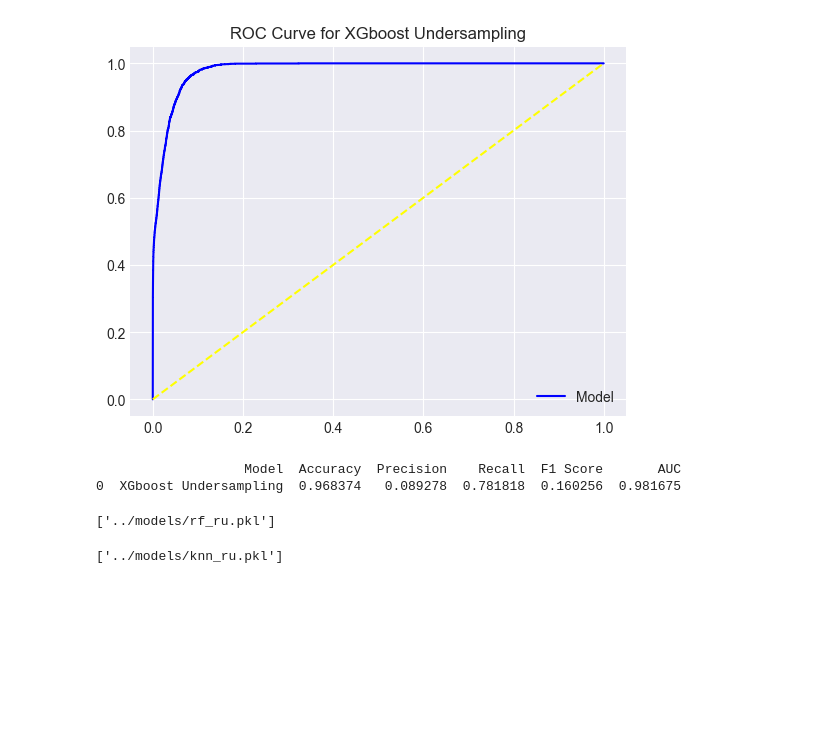
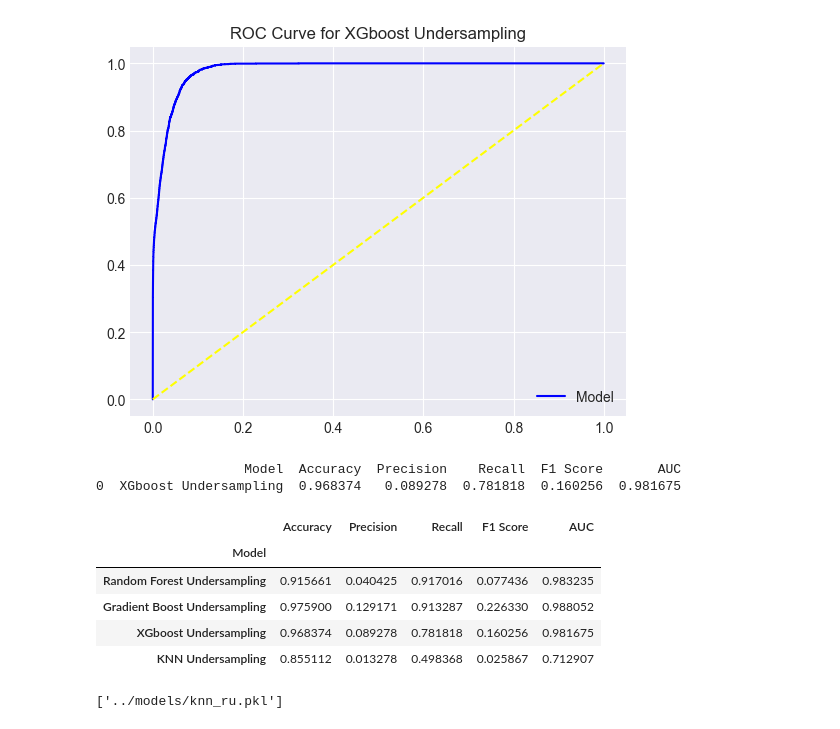
Before and after one commit to dyo-tak/ml-fraud-detection, a Jupyter notebook: backend/notebook/eda_and_model.ipynb, the cells around one changed output. Saved outputs shown, nothing was run; the diff lists cells and outputs as text; code cells hidden in the pictures; blank space fills up the shorter version.

```diff
--- a/backend/notebook/eda_and_model.ipynb
+++ b/backend/notebook/eda_and_model.ipynb
@@ -640,5 +637,25 @@ evaluate_model(y_test, y_pred_test, y_score_test)
+# %%
+combined_df = pd.concat([
+    rf_ru_training_metrics,
+    knn_ru_training_metrics,
+    gboost_ru_training_metrics,
+    xgboost_smote_training_metrics
+], ignore_index=True)
+# %%
+combined_df_sorted = combined_df.sort_values(by='Recall', ascending=False)
+combined_df_sorted.set_index('Model', inplace=True)
+def highlight_max(s):
+    is_max = s == s.max()
+    return ['background-color: orange' if v else '' for v in is_max]
+
+styled_df = combined_df_sorted.style.apply(highlight_max, axis=0)
+styled_df
+# %% [output]
+|  | Accuracy | Precision | Recall | F1 Score | AUC |
+| Model |  |  |  |  |  |
+| Random Forest Undersampling | 0.915661 | 0.040425 | 0.917016 | 0.077436 | 0.983235 |
+| Gradient Boost Undersampling | 0.975900 | 0.129171 | 0.913287 | 0.226330 | 0.988052 |
+| XGboost Undersampling | 0.968374 | 0.089278 | 0.781818 | 0.160256 | 0.981675 |
+| KNN Undersampling | 0.855112 | 0.013278 | 0.498368 | 0.025867 | 0.712907 |
 # %%
 from joblib import dump
-dump(rf_ru, "../models/rf_ru.pkl")
-# %% [output]
-['../models/rf_ru.pkl']
```
Also changed, not shown: parts of 4 cells of this notebook, 1 other file.
